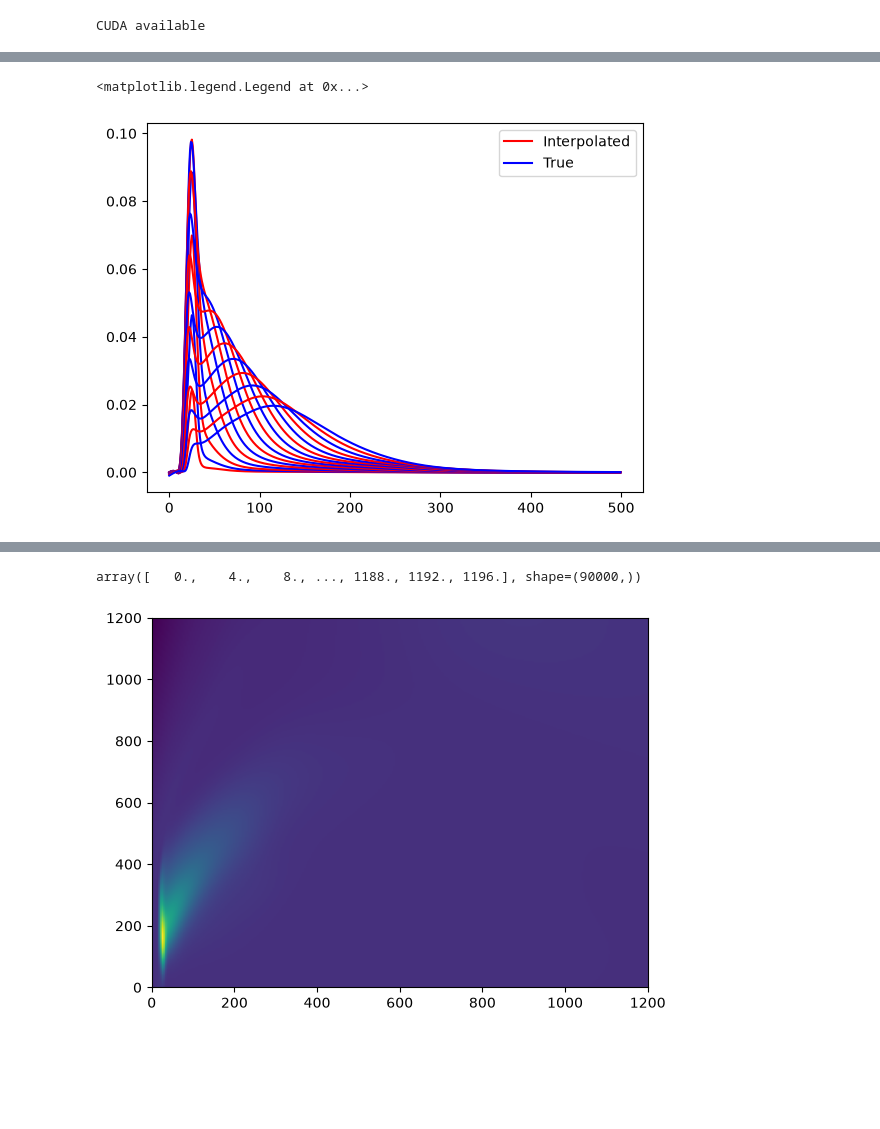
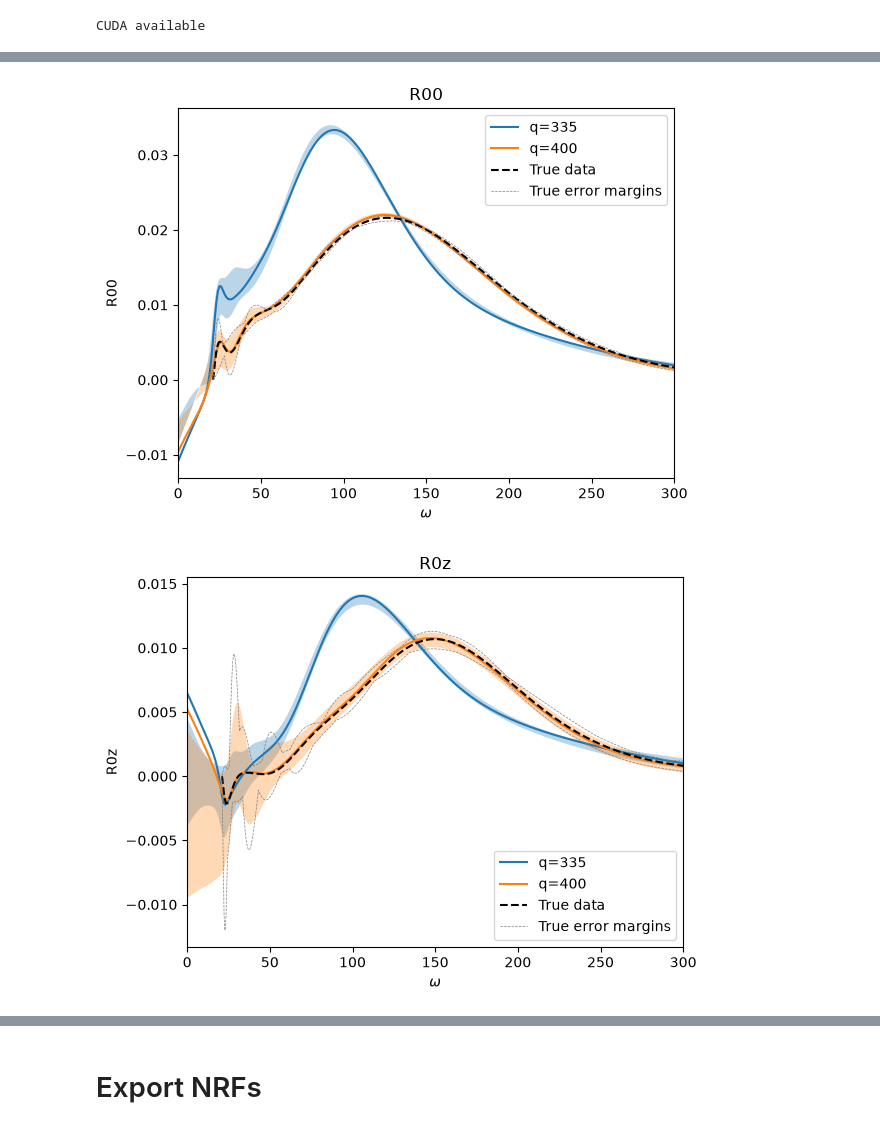
Before and after one commit to grufkork/neutrino_bsc_26, a Jupyter notebook: nrf_gen/nrf-gen.ipynb, the cells around one changed output, grey strips where cells are left out. Drawn from its saved outputs; the diff is of its cells as text; code cells hidden in the pictures; blank space fills up the shorter version.

```diff
--- a/nrf_gen/nrf-gen.ipynb
+++ b/nrf_gen/nrf-gen.ipynb
@@ -342,21 +324,27 @@ Text(0, 0.5, 'Loss')
-# %%
-a = False
-b = False
-for q in np.arange(50, 450, 25):
-    label = None
-    col = "red"
-    if q % 50 == 25:
-        col = "blue"
-        if not a:
-            label = "True"
-            a = True
-    else:
-        if not b:
-            label = "Interpolated"
-            b = True
-    preds = net.make_transformed_prediction([q] * 500, np.arange(0, 500, 1))
-    plt.plot(np.arange(0, 500, 1), preds[:, 0], label=label, color=col)
-plt.legend()
-# %% [output]
-<matplotlib.legend.Legend at 0x...>
-[figure, removed]
+# %%
+for i, name in enumerate(dm.response_names):
+    first = True
+    plt.figure()
+    for q in [335, 400]:
+        label = None
+        preds = net.make_transformed_prediction([q] * 500, np.arange(0, 500, 1))
+        plt.plot(np.arange(0, 500, 1), preds[:, i*3], label=f"q={q}")
+        plt.fill_between(np.arange(0, 500, 1), preds[:, i*3 + 1], preds[:, i*3 + 2], alpha=0.3)
+        if dm.df[dm.df["q"] == q].shape[0] > 0:
+            label = None
+            label2 = None
+            if first:
+                label = f"True error margins"
+                label2 = "True data"
+                first = False
+            plt.plot(dm.df[dm.df["q"] == q]["omega"], dm.nrfs_flat[dm.df["q"] == q, i*3], color="black", linestyle="dashed", label = label2)
+            plt.plot(dm.df[dm.df["q"] == q]["omega"], dm.nrfs_flat[dm.df["q"] == q, i*3 + 1], color="gray", linestyle="dashed", linewidth=0.5, label=label)
+            plt.plot(dm.df[dm.df["q"] == q]["omega"], dm.nrfs_flat[dm.df["q"] == q, i*3 + 2], color="gray", linestyle="dashed", linewidth=0.5)
+    plt.legend()
+    plt.xlabel("$\\omega$")
+    plt.ylabel(dm.response_names[i])
+    plt.title(dm.response_names[i])
+    plt.xlim(0, 300)
+# %% [output]
+[figure, added]
+[figure, added]
@@ -363,3 +354,5 @@ plt.legend()
+# %% [markdown]
+# Export NRFs
 # %%
 grid_spacing = 4.0
 grid_steps = 300
@@ -369,22 +362,31 @@ w, q = np.meshgrid(grid, grid)
 
 pred = net.make_transformed_prediction(q.flatten(), w.flatten())
 
-plt.imshow(pred[:, 0].reshape(grid_steps, grid_steps), extent=(0, grid_steps * grid_spacing, 0, grid_steps * grid_spacing), origin='lower', aspect='auto')
+# plt.imshow(pred[:, 0].reshape(grid_steps, grid_steps), extent=(0, grid_steps * grid_spacing, 0, grid_steps * grid_spacing), origin='lower', aspect='auto')
 
 res = ""
+
+to_invert = ["Rxy"]
+
+# lowest_w_in_data = dm.df["omega"].min()
+# print("Lowest w in data:", lowest_w_in_data)
+# is_above_lowest_w = w.flatten() > lowest_w_in_data
+is_above_lowest_w = 1
+
 for i, nrf in enumerate(dm.response_names):
-    res += modules.nuwro.ListToCppArray(pred[:, i], f'nrf_{nrf}')
-    # res += "\n\n"
-res += "static double *nrfs[] = {"
-for nrf in dm.response_names:
+    sign = -1.0 if nrf in to_invert else 1.0
+    val = pred[:, i*3]* is_above_lowest_w
+    val = np.maximum(val, 0) # Clamp values positive
+    val *= sign
+    res += modules.nuwro.ListToCppArray(val, f'nrf_{nrf}')
+
+res += "static double *neutrino_nrfs[] = {"
+
+# for nrf in dm.response_names:
+for nrf in ["R00", "R0z", "Rzz", "Rxx", "Rxy"]: # Ensure correct NRF order
     res += f"nrf_{nrf}, "
 res = res[:-2]
 res += "};"
 
 with open("nrf_export.cpp", "w") as f:
     f.write(res)
-
-w.flatten()
-# %% [output]
-array([   0.,    4.,    8., ..., 1188., 1192., 1196.], shape=(90000,))
-[figure, removed]
```
Also changed, not shown: parts of 20 cells of this notebook, 3 other files.
